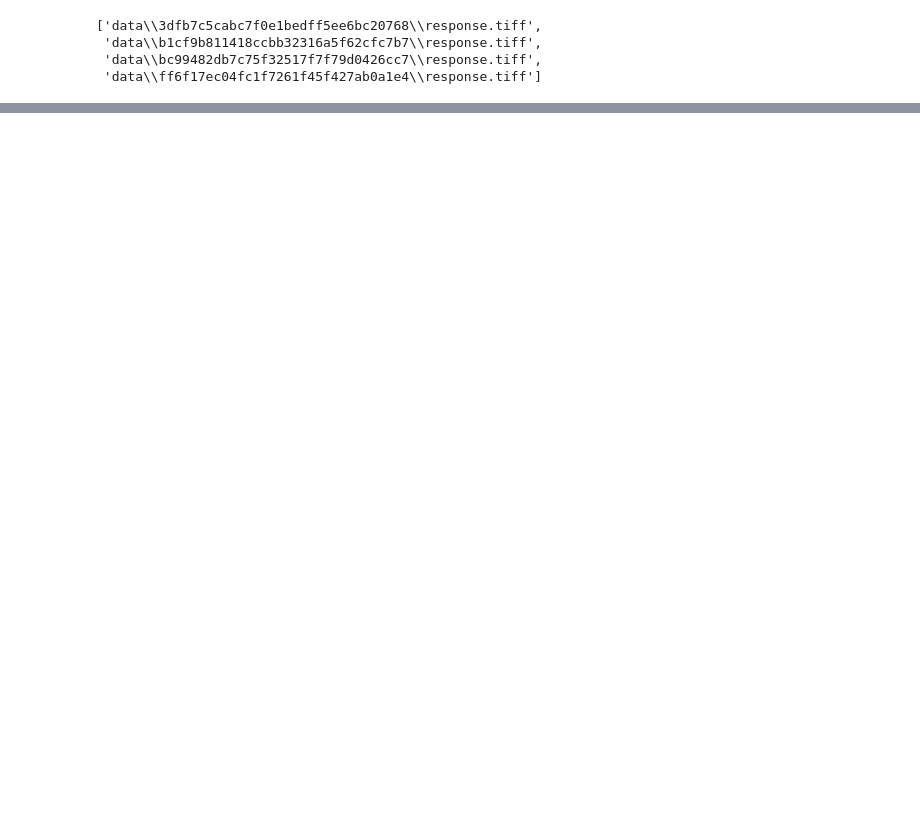
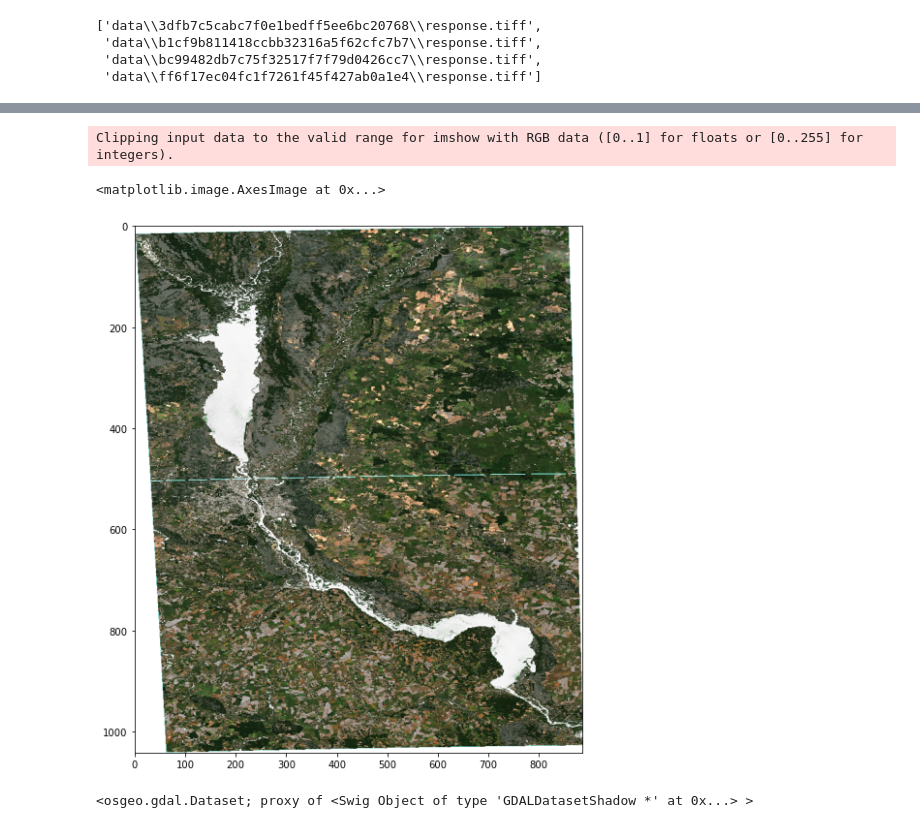
Before and after one commit to margo-dubovik/Lab-4, a Jupyter notebook: lab4.ipynb, the cells around one changed output, grey strips where cells are left out. Saved outputs shown, nothing was run; the diff lists cells and outputs as text; code cells hidden in the pictures; blank space fills up the shorter version.

Commit message:
warped imgs

```diff
--- a/lab4.ipynb
+++ b/lab4.ipynb
@@ -141,0 +153,9 @@ Clipping input data to the valid range for imshow with RGB data ([0..1] for floa
+# %%
+gdalData_warped = gdal.Warp("data/gdalData_warped.tiff", gdalData, dstSRS="EPSG:4326") #перепроектируем в проекцию 4326
+# %%
+plt.figure(figsize=(20,10)) #задаём размеры картинки
+plt.imshow(np.dstack([gdalData_warped.GetRasterBand(i).ReadAsArray() for i in [4,3,2,8]])*4)
+# %% [output]
+Clipping input data to the valid range for imshow with RGB data ([0..1] for floats or [0..255] for integers).
+<matplotlib.image.AxesImage at 0x...>
+[figure, added]
@@ -141,0 +164,4 @@ Clipping input data to the valid range for imshow with RGB data ([0..1] for floa
+# %%
+print(gdalData_Kyiv)
+# %% [output]
+<osgeo.gdal.Dataset; proxy of <Swig Object of type 'GDALDatasetShadow *' at 0x...> >
```
Also changed, not shown: parts of 15 cells of this notebook.
